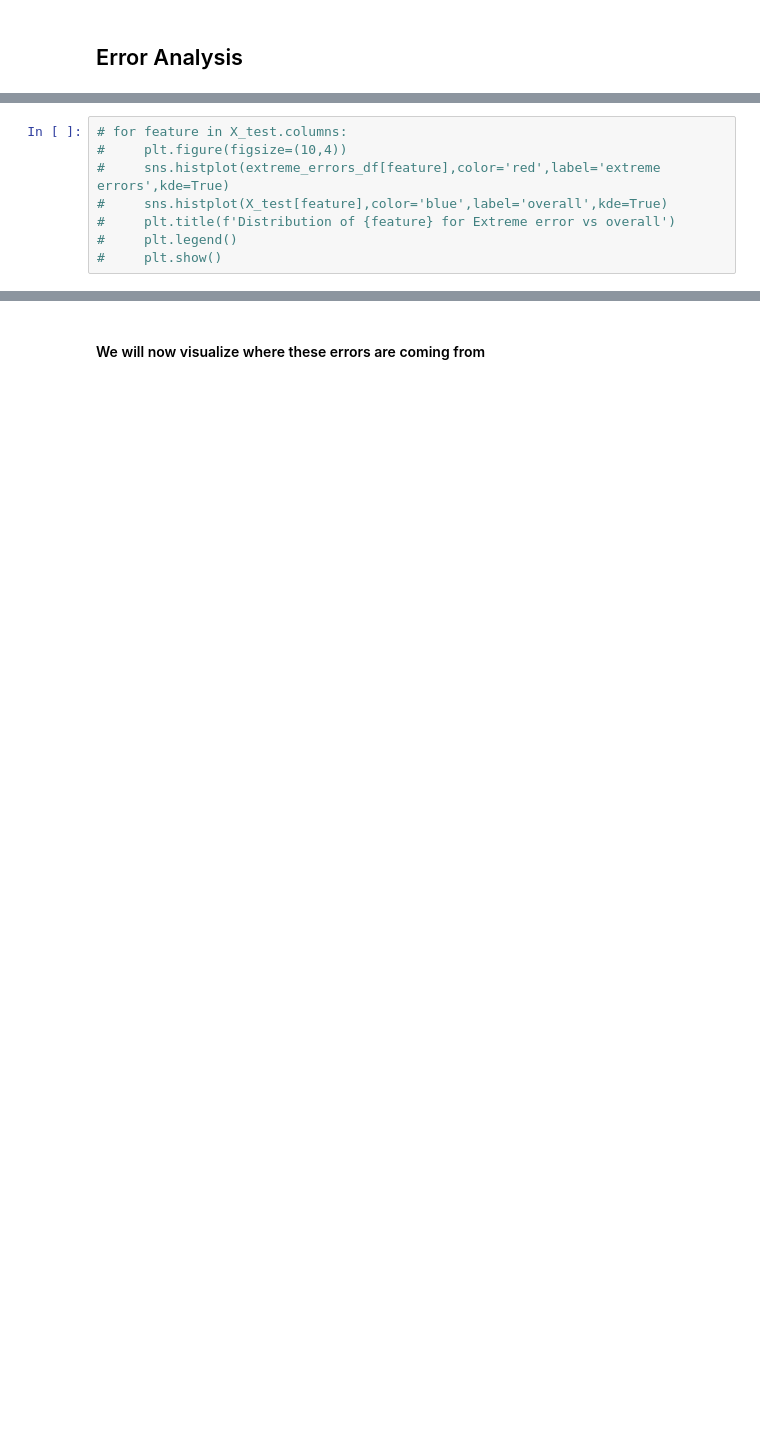
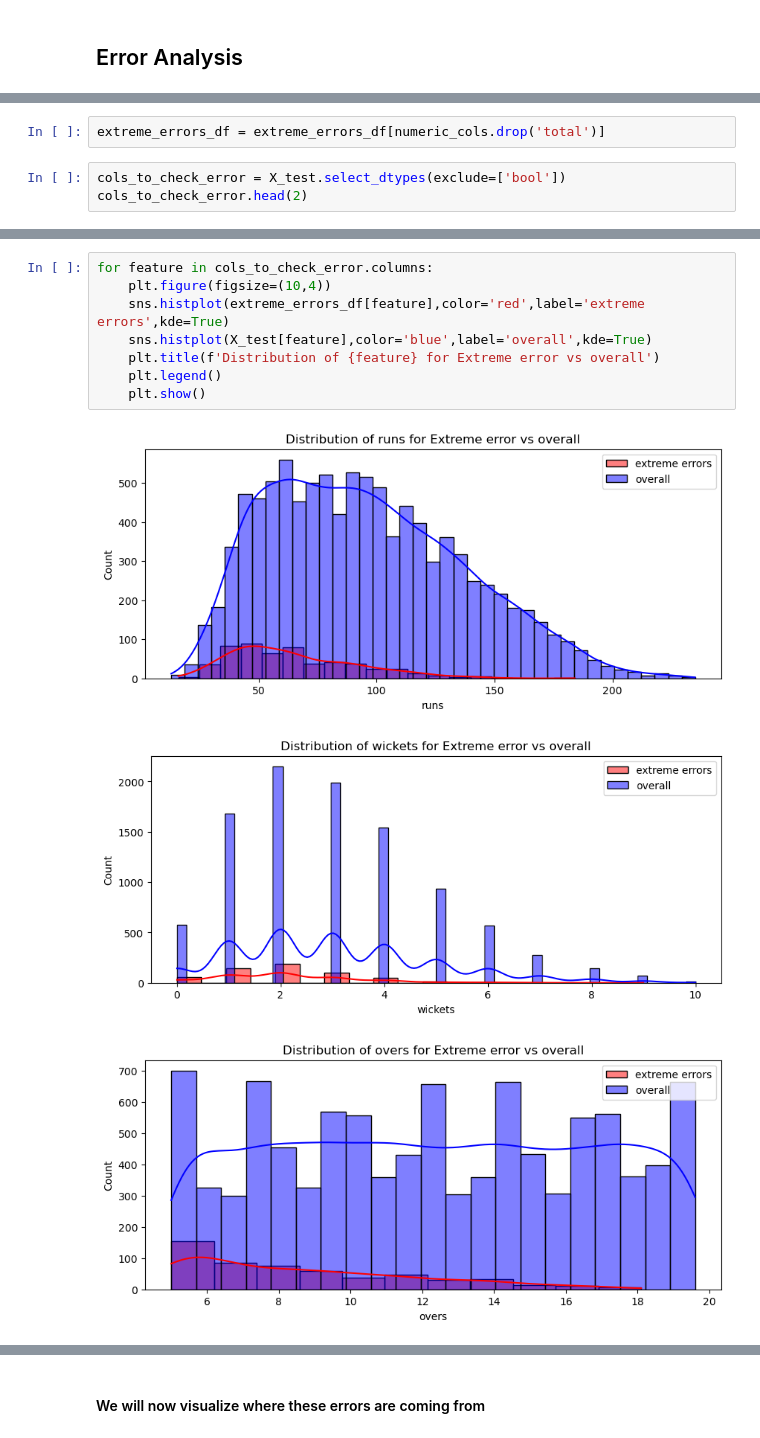
Before and after one commit to adin11/Ipl-score-predictor, a Jupyter notebook: model.ipynb, the cells around one changed output, grey strips where cells are left out. Saved outputs shown, nothing was run; the diff lists cells and outputs as text; blank space fills up the shorter version.

```diff
--- a/model.ipynb
+++ b/model.ipynb
@@ -333,0 +550,5 @@ extreme_errors_df.head(3)
+# %%
+extreme_errors_df = extreme_errors_df[numeric_cols.drop('total')]
+# %%
+cols_to_check_error = X_test.select_dtypes(exclude=['bool'])
+cols_to_check_error.head(2)
@@ -334,8 +559,12 @@ extreme_errors_df.head(3)
 # %%
-# for feature in X_test.columns:
-#     plt.figure(figsize=(10,4))
-#     sns.histplot(extreme_errors_df[feature],color='red',label='extreme errors',kde=True)
-#     sns.histplot(X_test[feature],color='blue',label='overall',kde=True)
-#     plt.title(f'Distribution of {feature} for Extreme error vs overall')
-#     plt.legend()
-#     plt.show()
+for feature in cols_to_check_error.columns:
+    plt.figure(figsize=(10,4))
+    sns.histplot(extreme_errors_df[feature],color='red',label='extreme errors',kde=True)
+    sns.histplot(X_test[feature],color='blue',label='overall',kde=True)
+    plt.title(f'Distribution of {feature} for Extreme error vs overall')
+    plt.legend()
+    plt.show()
+# %% [output]
+[figure, added]
+[figure, added]
+[figure, added]
```
Also changed, not shown: parts of 72 cells of this notebook.
